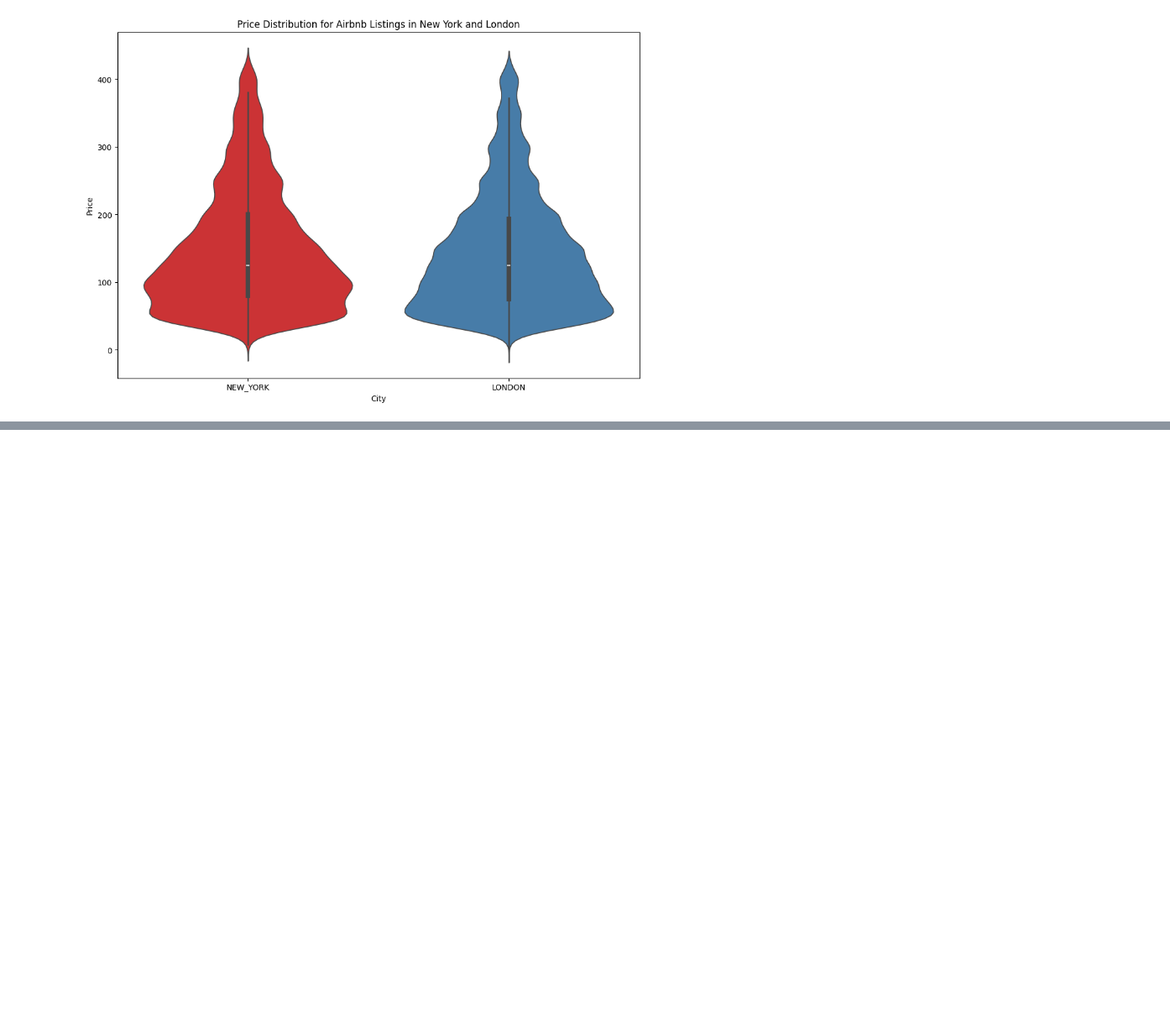
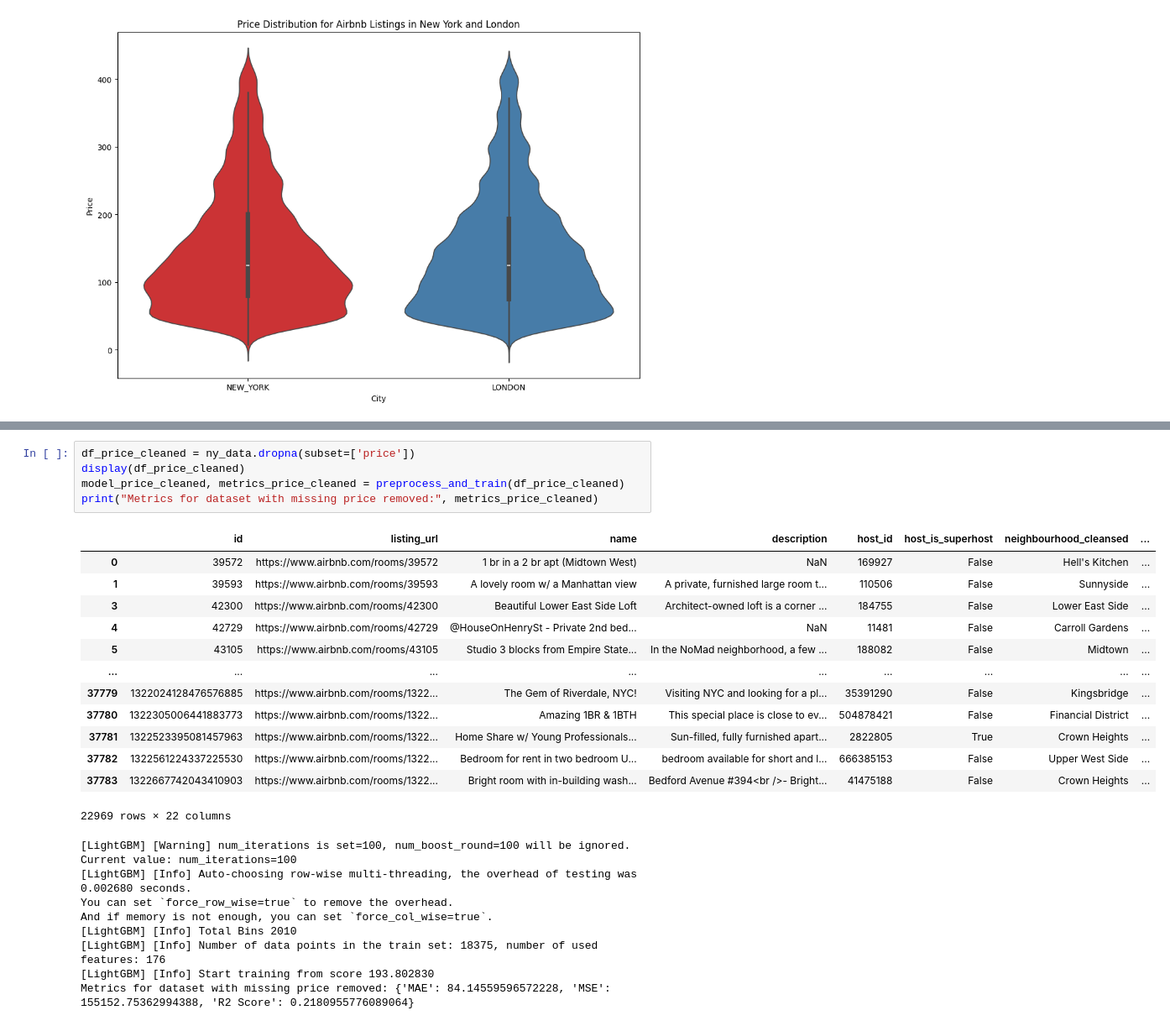
Before and after one commit to Fifus17/Data-Exploration, a Jupyter notebook: rbnb_data_exploration.ipynb, the cells around one changed output, grey strips where cells are left out. Shown at 84% size. Saved outputs shown, nothing was run; the diff lists cells and outputs as text; blank space fills up the shorter version.

Commit message:
poc of lda and bert, lightgbm baseline

```diff
--- a/rbnb_data_exploration.ipynb
+++ b/rbnb_data_exploration.ipynb
@@ -194,0 +306,27 @@ plot_map_with_price(remove_outliers(london_data, 'price'), 'London')
+# %%
+df_price_cleaned = ny_data.dropna(subset=['price'])
+display(df_price_cleaned)
+model_price_cleaned, metrics_price_cleaned = preprocess_and_train(df_price_cleaned)
+print("Metrics for dataset with missing price removed:", metrics_price_cleaned)
+# %% [output]
+|  | id | listing_url | name | description | host_id | host_is_superhost | neighbourhood_cleansed | ... |
+| 0 | 39572 | https://www.airbnb.com/rooms/39572 | 1 br in a 2 br apt (Midtown West) | NaN | 169927 | False | Hell's Kitchen | ... |
+| 1 | 39593 | https://www.airbnb.com/rooms/39593 | A lovely room w/ a Manhattan view | A private, furnished large room t... | 110506 | False | Sunnyside | ... |
+| 3 | 42300 | https://www.airbnb.com/rooms/42300 | Beautiful Lower East Side Loft | Architect-owned loft is a corner ... | 184755 | False | Lower East Side | ... |
+| 4 | 42729 | https://www.airbnb.com/rooms/42729 | @HouseOnHenrySt - Private 2nd bed... | NaN | 11481 | False | Carroll Gardens | ... |
+| 5 | 43105 | https://www.airbnb.com/rooms/43105 | Studio 3 blocks from Empire State... | In the NoMad neighborhood, a few ... | 188082 | False | Midtown | ... |
+| ... | ... | ... | ... | ... | ... | ... | ... | ... |
+| 37779 | 1322024128476576885 | https://www.airbnb.com/rooms/1322... | The Gem of Riverdale, NYC! | Visiting NYC and looking for a pl... | 35391290 | False | Kingsbridge | ... |
+| 37780 | 1322305006441883773 | https://www.airbnb.com/rooms/1322... | Amazing 1BR & 1BTH | This special place is close to ev... | 504878421 | False | Financial District | ... |
+| 37781 | 1322523395081457963 | https://www.airbnb.com/rooms/1322... | Home Share w/ Young Professionals... | Sun-filled, fully furnished apart... | 2822805 | True | Crown Heights | ... |
+| 37782 | 1322561224337225530 | https://www.airbnb.com/rooms/1322... | Bedroom for rent in two bedroom U... | bedroom available for short and l... | 666385153 | False | Upper West Side | ... |
+| 37783 | 1322667742043410903 | https://www.airbnb.com/rooms/1322... | Bright room with in-building wash... | Bedford Avenue #394<br />- Bright... | 41475188 | False | Crown Heights | ... |
+22969 rows × 22 columns
+[LightGBM] [Warning] num_iterations is set=100, num_boost_round=100 will be ignored. Current value: num_iterations=100
+[LightGBM] [Info] Auto-choosing row-wise multi-threading, the overhead of testing was 0.002680 seconds.
+You can set `force_row_wise=true` to remove the overhead.
+And if memory is not enough, you can set `force_col_wise=true`.
+[LightGBM] [Info] Total Bins 2010
+[LightGBM] [Info] Number of data points in the train set: 18375, number of used features: 176
+[LightGBM] [Info] Start training from score 193.802830
+Metrics for dataset with missing price removed: {'MAE': 84.14559596572228, 'MSE': 155152.75362994388, 'R2 Score': 0.2180955776089064}
```
Also changed, not shown: parts of 14 cells of this notebook.
